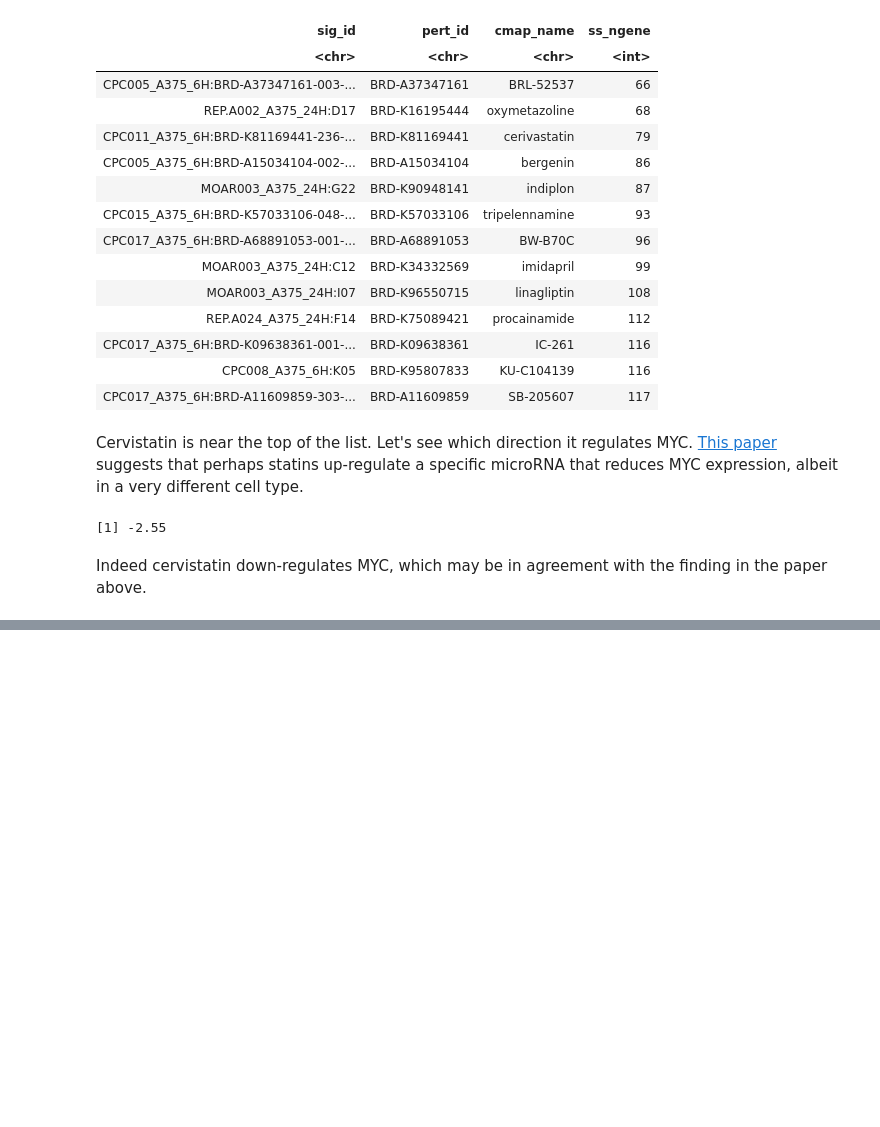
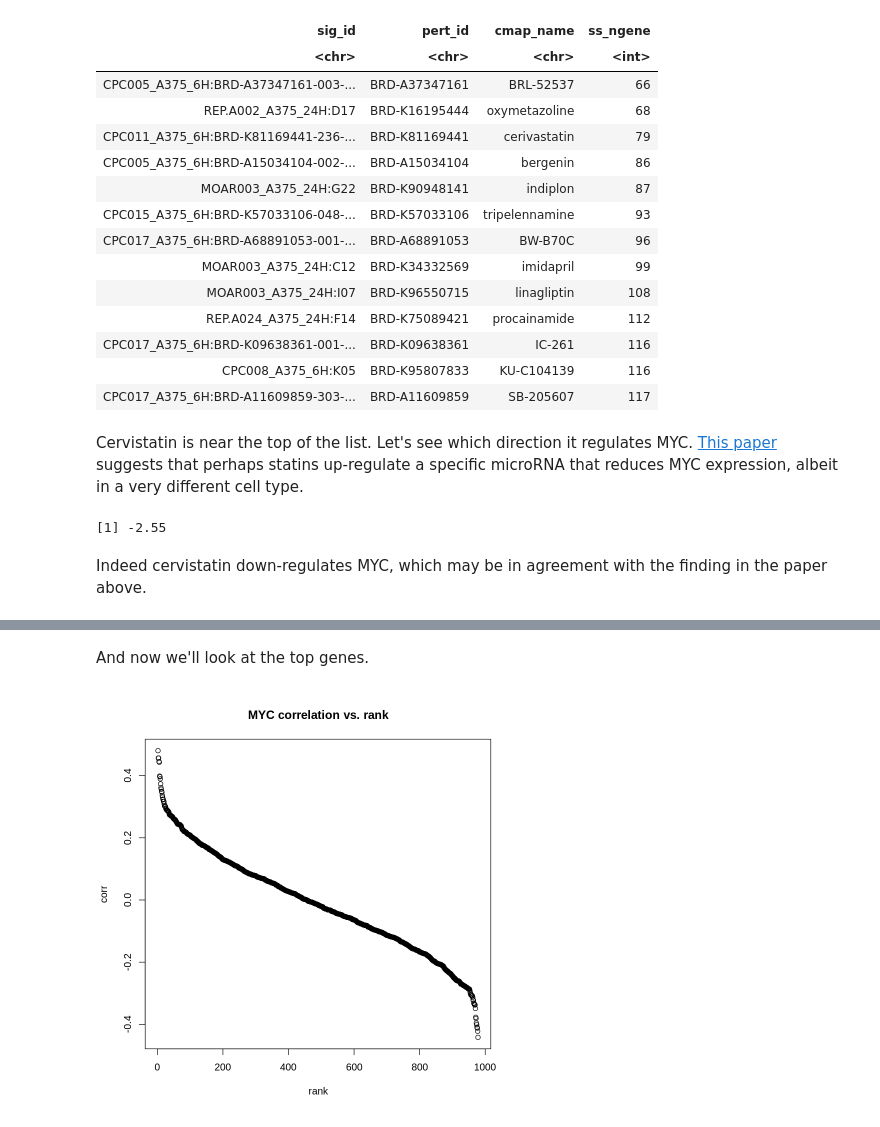
Before and after one commit to cmap/lincs-workshop-2020, a Jupyter notebook: notebooks/gene_expression/Gene_modulation.ipynb, the cells around one changed output, grey strips where cells are left out. Cells and saved outputs as stored; diff of their text form; code cells hidden in the pictures; blank space fills up the shorter version.

```diff
--- a/notebooks/gene_expression/Gene_modulation.ipynb
+++ b/notebooks/gene_expression/Gene_modulation.ipynb
@@ -290,0 +323,6 @@ Indeed cervistatin down-regulates MYC, which may be in agreement with the findin
+# %%
+myc_corr_df <- data.table(gene_id = colnames(corr_myc),
+  corr = corr_myc[1, ])
+myc_corr_df <- merge(myc_corr_df, geneinfo)
+myc_corr_df[, rank := rank(-corr)] # add rank in descending order
+head(myc_corr_df)
@@ -290,0 +339,7 @@ Indeed cervistatin down-regulates MYC, which may be in agreement with the findin
+# %% [markdown]
+And now we'll look at the top genes.
+# %%
+plot(corr ~ rank, data = myc_corr_df[gene_symbol != "MYC"],
+  main="MYC correlation vs. rank")
+# %% [output]
+[figure, added]
```
Also changed, not shown: parts of 15 cells of this notebook.
